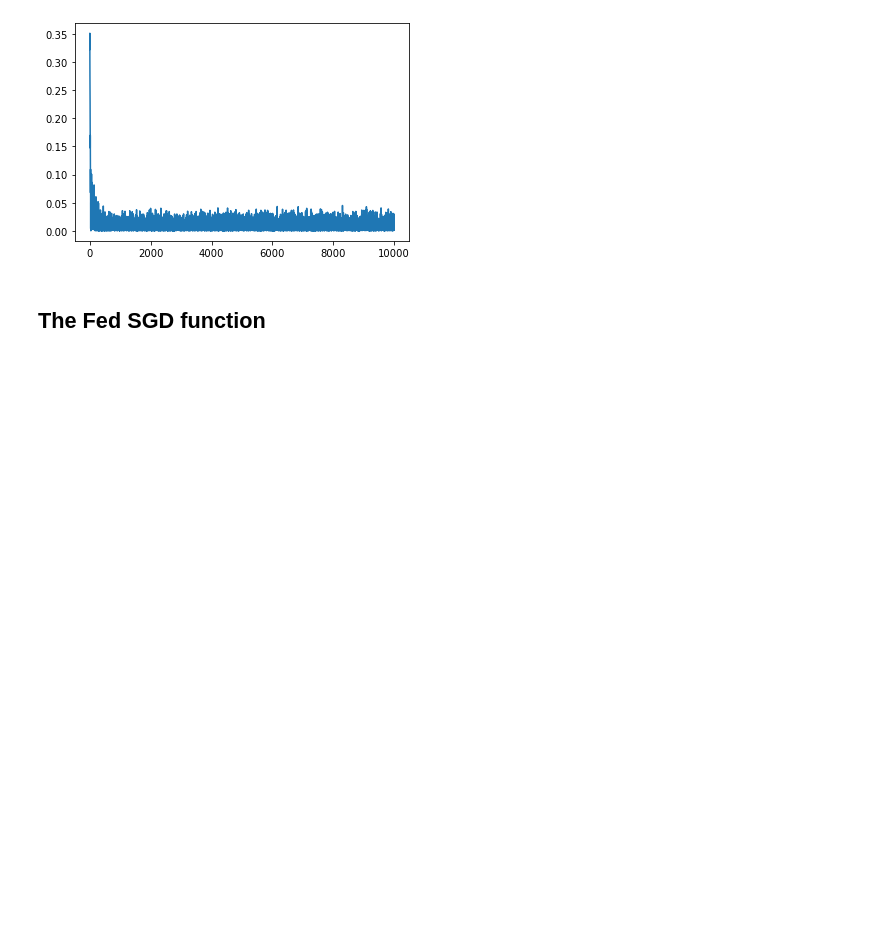
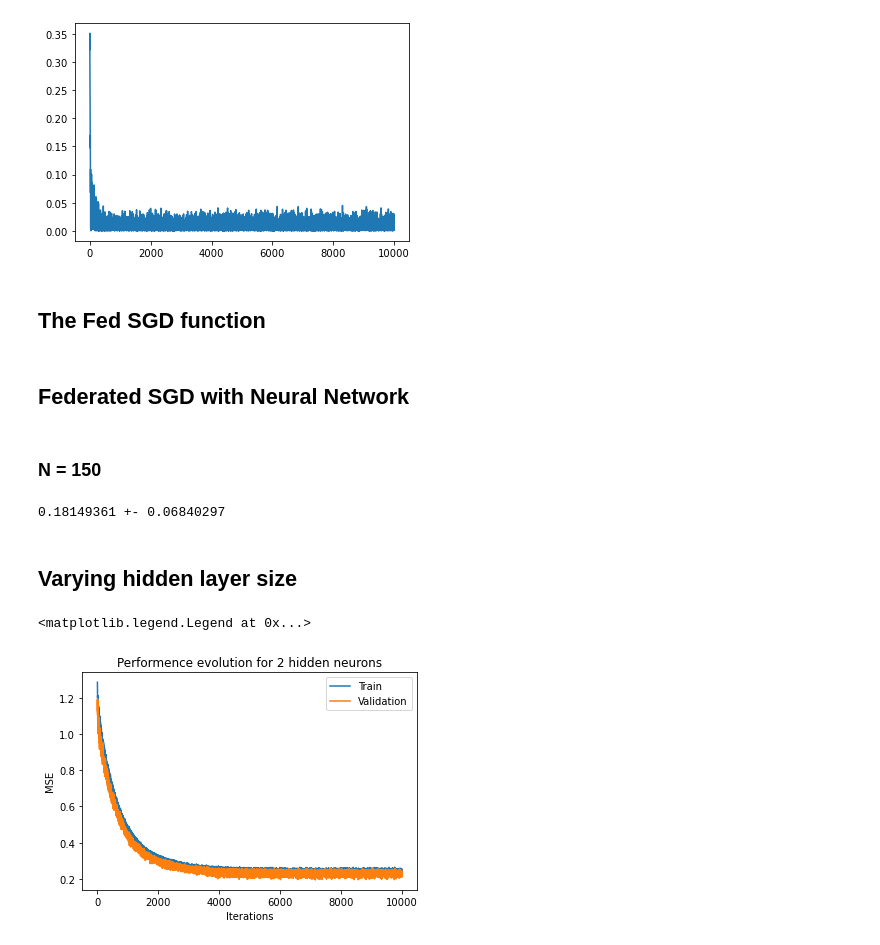
Before and after one commit to Nicolaskirsch2000/PV_prediction, a Jupyter notebook: full - small size analysis.ipynb, the cells around one changed output. Saved outputs shown, nothing was run; the diff lists cells and outputs as text; code cells hidden in the pictures; blank space fills up the shorter version.

```diff
--- a/full - small size analysis.ipynb
+++ b/full - small size analysis.ipynb
@@ -528,0 +551,4 @@ def fed_sgd(data, iterations, N, S, n_feat):
+# %% [markdown]
+## Federated SGD with Neural Network
+# %% [markdown]
+### N = 150
@@ -528,0 +588,34 @@ def fed_sgd(data, iterations, N, S, n_feat):
+# %%
+mses = []
+loss_fn = nn.MSELoss()
+for i in range(len(test)):
+    predictions = out_mod(torch.FloatTensor(test[i][0]))
+
+    mses.append(loss_fn(predictions, torch.FloatTensor(test[i][1])))
+
+
+
+for i in range(len(mses)):
+    mses[i] = mses[i].detach().numpy()
+
+print(str(np.mean(mses)) + ' +- ' + str(np.std(mses)))
+# %% [output]
+0.18149361 +- 0.06840297
+# %% [markdown]
+## Varying hidden layer size
+# %%
+#2 neurons
+out_mod, loss,loss_valid,hist = fed_sgd_nn(data, testing, iterations, N, S, n_feat, 2)
+
+a = [np.mean(loss[i]) for i in range(len(loss))]
+b = [np.mean(loss_valid[i]) for i in range(len(loss))]
+plt.plot(a, label = "Train")
+plt.plot(b, label = "Validation")
+plt.xlabel("Iterations")
+plt.ylabel("MSE")
+plt.title('Performence evolution for 2 hidden neurons')
+
+plt.legend()
+# %% [output]
+<matplotlib.legend.Legend at 0x...>
+[figure, added]
```
Also changed, not shown: parts of 16 cells of this notebook, 1 other file.
